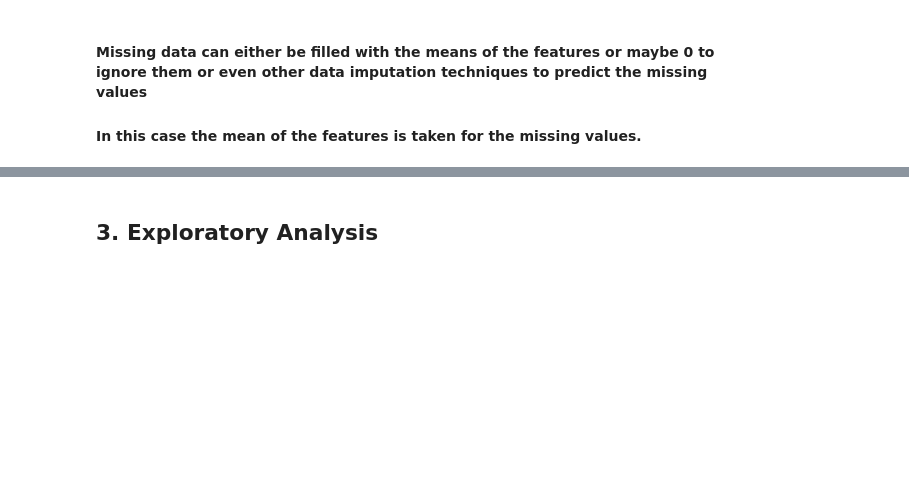
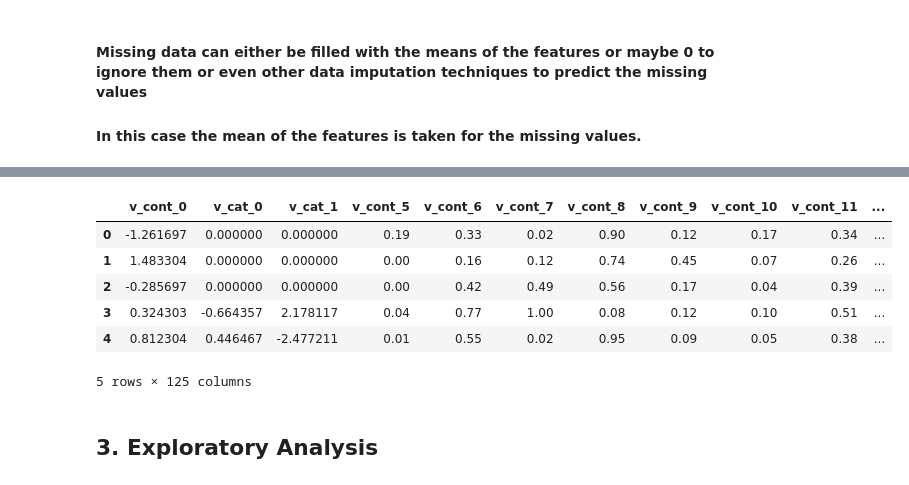
Before and after one commit to ramchalamkr/MachineLearning_CrimePrediction, a Jupyter notebook: CrimeDetection.ipynb, the cells around one changed output, grey strips where cells are left out. Cells and saved outputs as stored; diff of their text form; code cells hidden in the pictures; blank space fills up the shorter version.

```diff
--- a/CrimeDetection.ipynb
+++ b/CrimeDetection.ipynb
@@ -86,3 +87,17 @@ X.head()
+# %%
+#Standardise certain columns
+X['v_cat_0'] = StandardScaler().fit_transform(X['v_cat_0'].values.reshape(-1, 1))
+X['v_cat_1'] = StandardScaler().fit_transform(X['v_cat_1'].values.reshape(-1, 1))
+X['v_cont_0'] = StandardScaler().fit_transform(X['v_cont_0'].values.reshape(-1, 1))
+X.head()
+# %% [output]
+|  | v_cont_0 | v_cat_0 | v_cat_1 | v_cont_5 | v_cont_6 | v_cont_7 | v_cont_8 | v_cont_9 | v_cont_10 | v_cont_11 | ... |
+| 0 | -1.261697 | 0.000000 | 0.000000 | 0.19 | 0.33 | 0.02 | 0.90 | 0.12 | 0.17 | 0.34 | ... |
+| 1 | 1.483304 | 0.000000 | 0.000000 | 0.00 | 0.16 | 0.12 | 0.74 | 0.45 | 0.07 | 0.26 | ... |
+| 2 | -0.285697 | 0.000000 | 0.000000 | 0.00 | 0.42 | 0.49 | 0.56 | 0.17 | 0.04 | 0.39 | ... |
+| 3 | 0.324303 | -0.664357 | 2.178117 | 0.04 | 0.77 | 1.00 | 0.08 | 0.12 | 0.10 | 0.51 | ... |
+| 4 | 0.812304 | 0.446467 | -2.477211 | 0.01 | 0.55 | 0.02 | 0.95 | 0.09 | 0.05 | 0.38 | ... |
+5 rows × 125 columns
 # %% [markdown]
 ## 3. Exploratory Analysis
 # %% [markdown]
```
Also changed, not shown: parts of 10 cells of this notebook, 1 other file.
